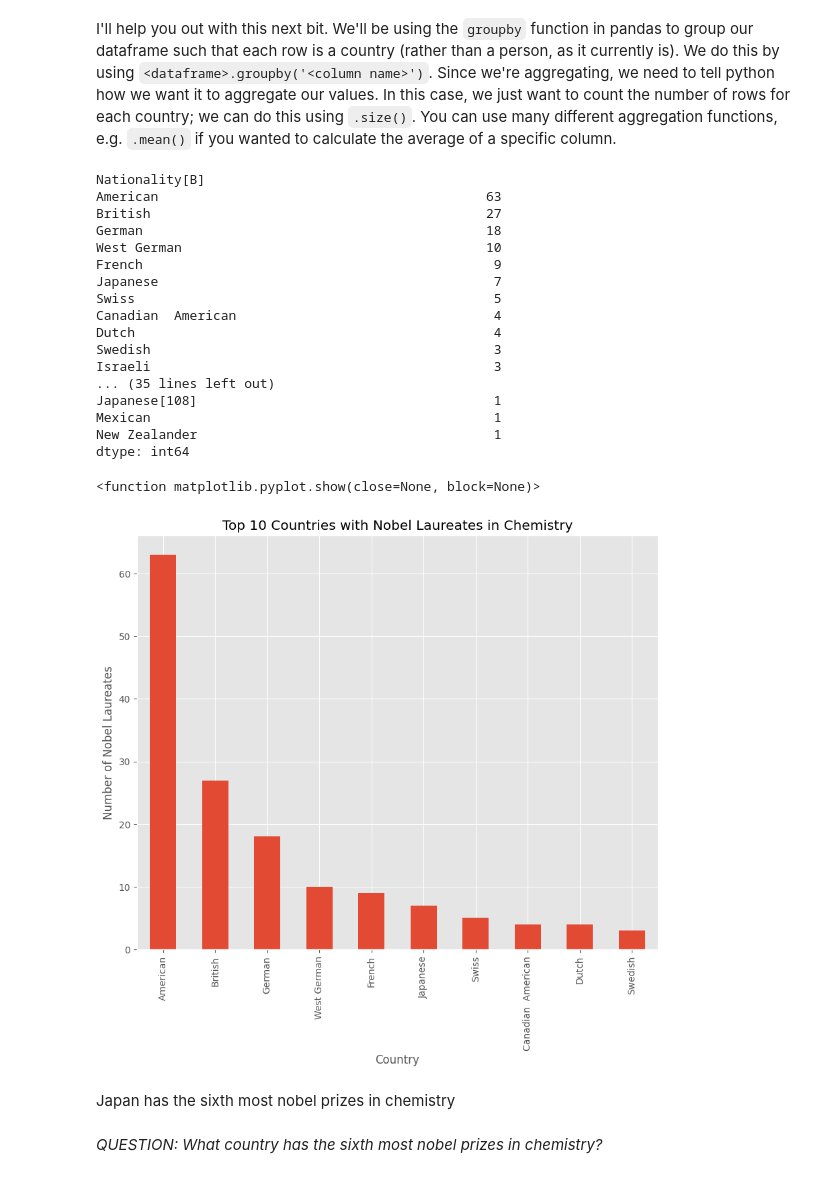
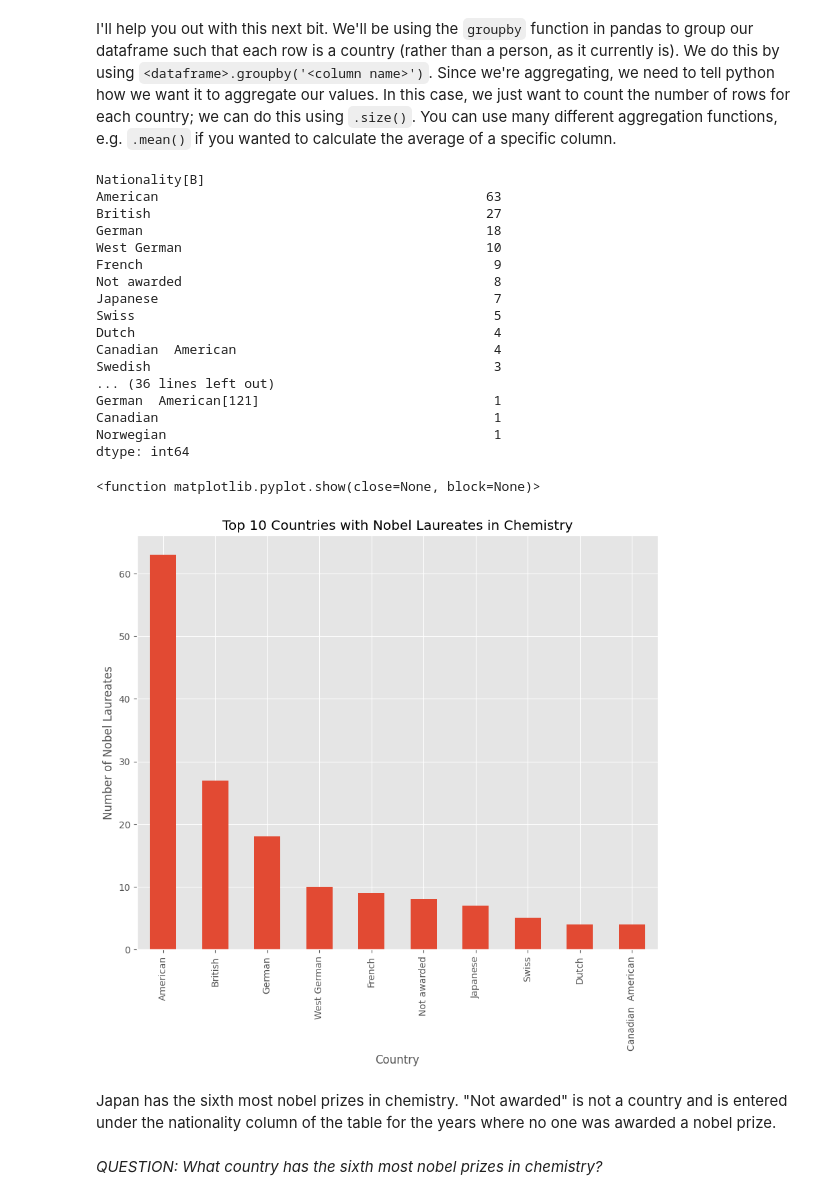
Before and after one commit to iremgencal/QM2, a Jupyter notebook: notebooks/W02. Pandas.ipynb, the cells around one changed output. Drawn from its saved outputs; the diff is of its cells as text; code cells hidden in the pictures.

```diff
--- a/notebooks/W02. Pandas.ipynb
+++ b/notebooks/W02. Pandas.ipynb
@@ -522,39 +580,39 @@ I'll help you out with this next bit. We'll be using the `groupby` function in p
 # %%
 # create a new dataframe called 'country' in which each row is a country, and the values represent the number of nobel laureates.
 
-country = chem_filtered.groupby('Nationality[B]').size()
+country = chem.groupby('Nationality[B]').size()
 
 # now sort it in descending order
 country = country.sort_values(ascending=False)
 print(country)
 
 # finally, plot the top 10 countries
 country.head(10).plot(kind='bar')
 plt.xlabel('Country')
 plt.ylabel('Number of Nobel Laureates')
 plt.title('Top 10 Countries with Nobel Laureates in Chemistry')
 plt.show
 # %% [output]
 Nationality[B]
 American                                          63
 British                                           27
 German                                            18
 West German                                       10
 French                                             9
+Not awarded                                        8
 Japanese                                           7
 Swiss                                              5
+Dutch                                              4
 Canadian  American                                 4
-Dutch                                              4
 Swedish                                            3
-Israeli                                            3
-... (35 lines left out)
-Japanese[108]                                      1
-Mexican                                            1
-New Zealander                                      1
+... (36 lines left out)
+German  American[121]                              1
+Canadian                                           1
+Norwegian                                          1
 dtype: int64
 <function matplotlib.pyplot.show(close=None, block=None)>
-[figure, old version]
+[figure, new version]
-# %% [markdown]
-Japan has the sixth most nobel prizes in chemistry
+# %% [markdown]
+Japan has the sixth most nobel prizes in chemistry. "Not awarded" is not a country and is entered under the nationality column of the table for the years where no one was awarded a nobel prize.
 # %% [markdown]
 *QUESTION: What country has the sixth most nobel prizes in chemistry?*
```
Also changed, not shown: parts of 13 cells of this notebook.
